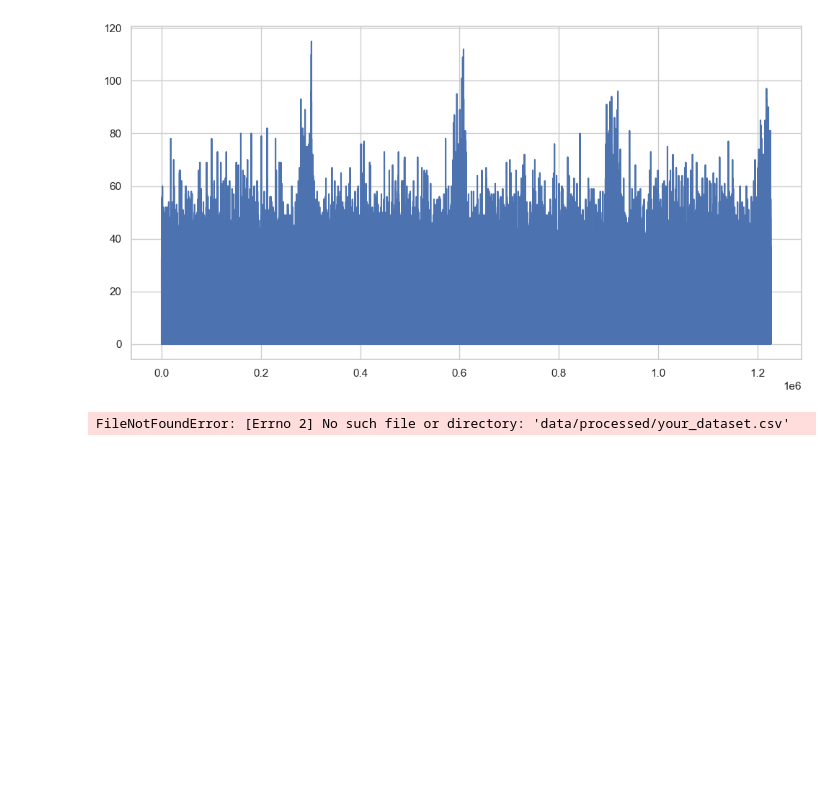
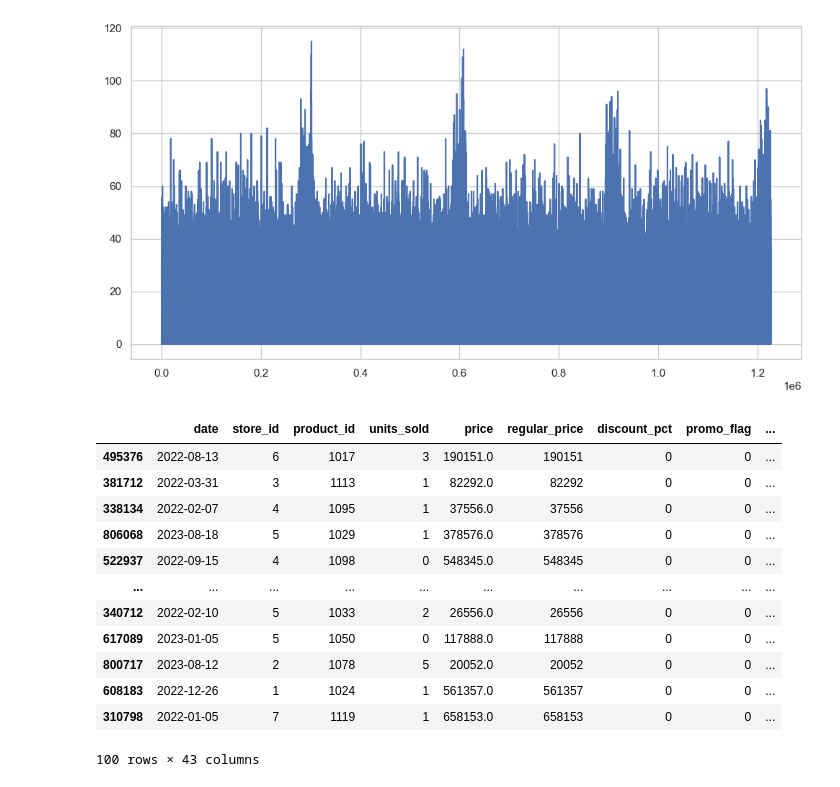
Before and after one commit to SunnyX-AI/ai-powered-sales-forecasting, a Jupyter notebook: notebooks/00_experiments.ipynb, the cells around one changed output. Cells and saved outputs as stored; diff of their text form; code cells hidden in the pictures; blank space fills up the shorter version.

Commit message:
Experimental data analysis

```diff
--- a/notebooks/00_experiments.ipynb
+++ b/notebooks/00_experiments.ipynb
@@ -202,15 +202,24 @@ df['units_sold'].plot()
 # %%
 import pandas as pd
 
 # Load your dataset
-df = pd.read_csv("data/processed/your_dataset.csv")
+#df = pd.read_csv("data/processed/your_dataset.csv")
 
 # Take random sample (e.g. 100 rows)
 sample_df = df.sample(n=100, random_state=42)
 
-# Save it
-sample_df.to_csv("data/processed/sample_units_input.csv", index=False)
-
-print(sample_df.head())
+sample_df
 # %% [output]
+|  | date | store_id | product_id | units_sold | price | regular_price | discount_pct | promo_flag | ... |
+| 495376 | 2022-08-13 | 6 | 1017 | 3 | 190151.0 | 190151 | 0 | 0 | ... |
+| 381712 | 2022-03-31 | 3 | 1113 | 1 | 82292.0 | 82292 | 0 | 0 | ... |
+| 338134 | 2022-02-07 | 4 | 1095 | 1 | 37556.0 | 37556 | 0 | 0 | ... |
+| 806068 | 2023-08-18 | 5 | 1029 | 1 | 378576.0 | 378576 | 0 | 0 | ... |
+| 522937 | 2022-09-15 | 4 | 1098 | 0 | 548345.0 | 548345 | 0 | 0 | ... |
+| ... | ... | ... | ... | ... | ... | ... | ... | ... | ... |
+| 340712 | 2022-02-10 | 5 | 1033 | 2 | 26556.0 | 26556 | 0 | 0 | ... |
+| 617089 | 2023-01-05 | 5 | 1050 | 0 | 117888.0 | 117888 | 0 | 0 | ... |
+| 800717 | 2023-08-12 | 2 | 1078 | 5 | 20052.0 | 20052 | 0 | 0 | ... |
+| 608183 | 2022-12-26 | 1 | 1024 | 1 | 561357.0 | 561357 | 0 | 0 | ... |
+| 310798 | 2022-01-05 | 7 | 1119 | 1 | 658153.0 | 658153 | 0 | 0 | ... |
-FileNotFoundError: [Errno 2] No such file or directory: 'data/processed/your_dataset.csv'
+100 rows × 43 columns
```
Also changed, not shown: parts of 1 cell of this notebook.
